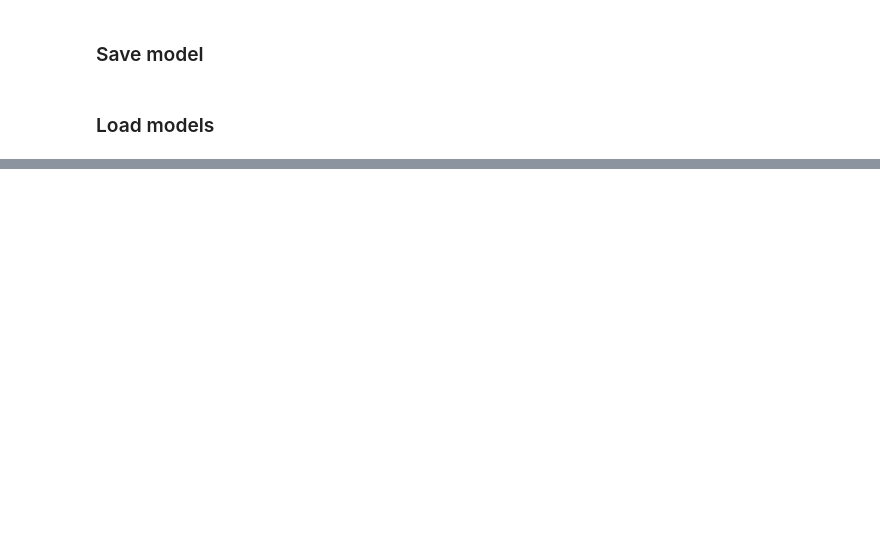
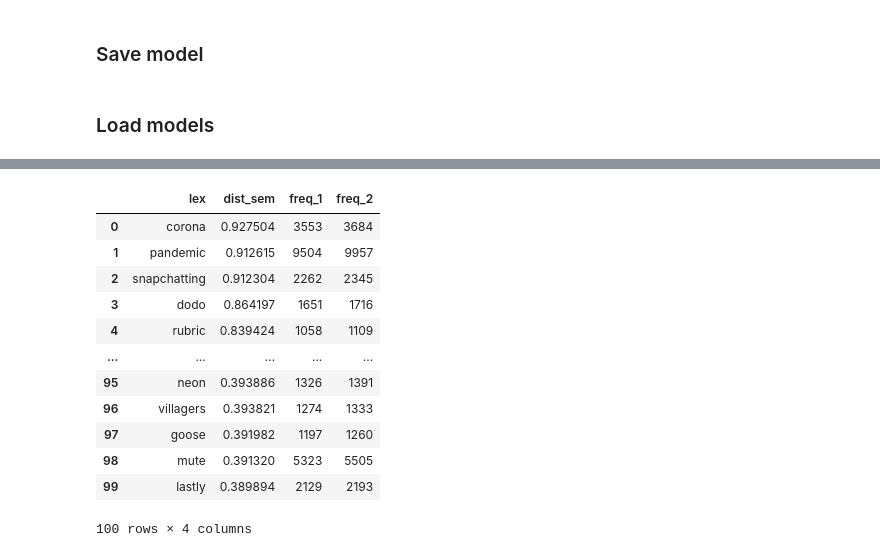
Before and after one commit to wuqui/neocov, a Jupyter notebook: index.ipynb, the cells around one changed output, grey strips where cells are left out. Drawn from its saved outputs; the diff is of its cells as text; code cells hidden in the pictures; blank space fills up the shorter version.

```diff
--- a/index.ipynb
+++ b/index.ipynb
@@ -186,0 +252,17 @@ model_2020 = gensim.models.Word2Vec.load('out/models/2020.model')
+# %%
+sem_change_cands = get_sem_change_cands(distances, k=100, freq_min=1000)
+sem_change_cands
+# %% [output]
+|  | lex | dist_sem | freq_1 | freq_2 |
+| 0 | corona | 0.927504 | 3553 | 3684 |
+| 1 | pandemic | 0.912615 | 9504 | 9957 |
+| 2 | snapchatting | 0.912304 | 2262 | 2345 |
+| 3 | dodo | 0.864197 | 1651 | 1716 |
+| 4 | rubric | 0.839424 | 1058 | 1109 |
+| ... | ... | ... | ... | ... |
+| 95 | neon | 0.393886 | 1326 | 1391 |
+| 96 | villagers | 0.393821 | 1274 | 1333 |
+| 97 | goose | 0.391982 | 1197 | 1260 |
+| 98 | mute | 0.391320 | 5323 | 5505 |
+| 99 | lastly | 0.389894 | 2129 | 2193 |
+100 rows × 4 columns
```
Also changed, not shown: parts of 75 cells of this notebook, 7 other files.
